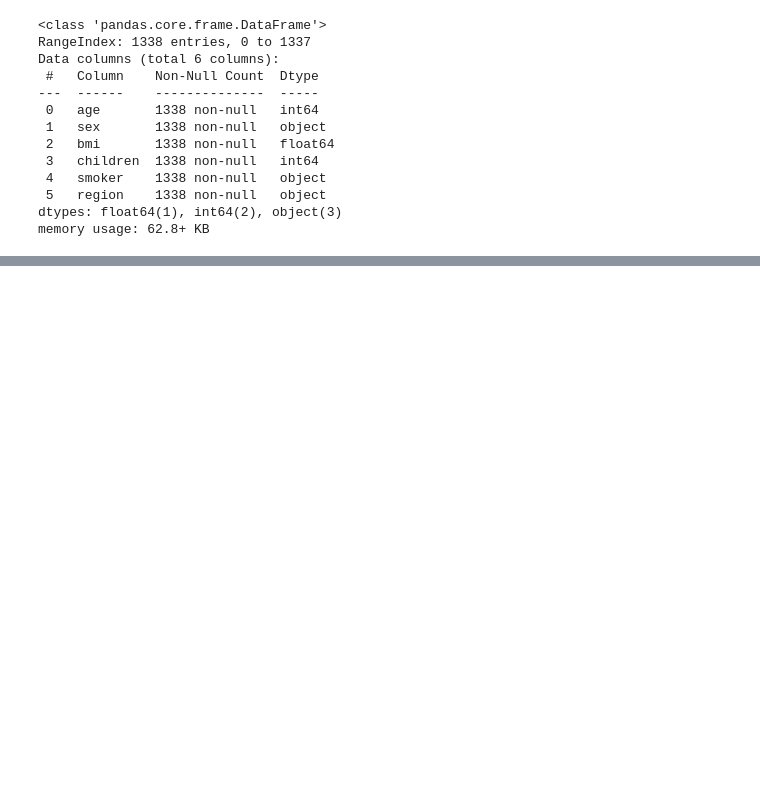
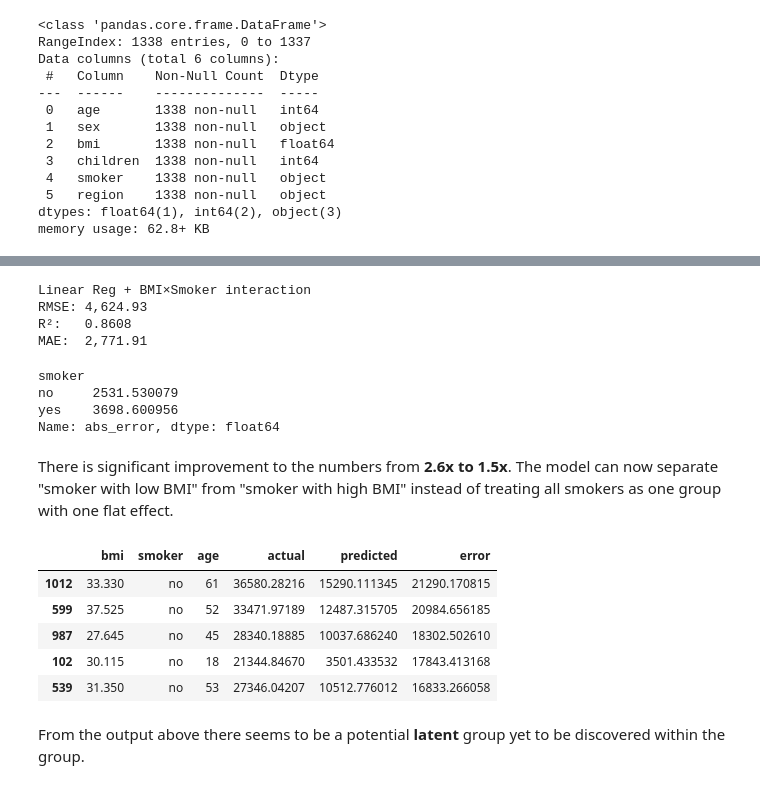
Before and after one commit to MarwaBrian/insurance_charges_prediction, a Jupyter notebook: underwriting.ipynb, the cells around one changed output, grey strips where cells are left out. Drawn from its saved outputs; the diff is of its cells as text; code cells hidden in the pictures; blank space fills up the shorter version.

Commit message:
Linear regression done with feature engineering

```diff
--- a/underwriting.ipynb
+++ b/underwriting.ipynb
@@ -335,0 +452,54 @@ x_train, x_test, y_train, y_test = train_test_split(X, y, test_size=0.25, strati
+# %%
+#feature engineering: BMI × Smoker interaction
+X_train_fe = X_train.copy()
+X_test_fe = X_test.copy()
+X_train_fe['bmi_smoker'] = X_train_fe['bmi'] * (X_train_fe['smoker'] == 'yes').astype(int)
+X_test_fe['bmi_smoker'] = X_test_fe['bmi'] * (X_test_fe['smoker'] == 'yes').astype(int)
+
+#updated preprocessor ---> no log, now passthrough includes bmi_smoker
+preprocessor_fe = ColumnTransformer(
+    transformers=[
+        ('onehot_cat', OneHotEncoder(drop='first', handle_unknown='ignore'), categorical_cols)
+    ],
+    remainder='passthrough'   #age, bmi, children, bmi_smoker all pass through
+)
+
+pipe_fe = Pipeline(steps=[
+    ('preprocessor', preprocessor_fe),
+    ('regressor', LinearRegression())
+])
+
+pipe_fe.fit(X_train_fe, y_train)
+y_pred_fe = pipe_fe.predict(X_test_fe)
+results.append(evaluate(y_test, y_pred_fe, "Linear Reg + BMI×Smoker interaction"))
+# %% [output]
+Linear Reg + BMI×Smoker interaction
+RMSE: 4,624.93
+R²:   0.8608
+MAE:  2,771.91
+# %%
+#check if smoker-segment error improved
+X_test_fe_copy = X_test_fe.copy()
+X_test_fe_copy['actual'] = y_test.values
+X_test_fe_copy['predicted'] = y_pred_fe
+X_test_fe_copy['abs_error'] = np.abs(X_test_fe_copy['actual'] - X_test_fe_copy['predicted'])
+print(X_test_fe_copy.groupby('smoker')['abs_error'].mean())
+# %% [output]
+smoker
+no     2531.530079
+yes    3698.600956
+Name: abs_error, dtype: float64
+# %% [markdown]
+There is significant improvement to the numbers from **2.6x to 1.5x**. The model can now separate "smoker with low BMI" from "smoker with high BMI" instead of treating all smokers as one group with one flat effect.
+# %%
+X_test_fe_copy['error'] = X_test_fe_copy['actual'] - X_test_fe_copy['predicted']
+X_test_fe_copy.nlargest(5, 'error')[['bmi', 'smoker', 'age', 'actual', 'predicted', 'error']]
+# %% [output]
+|  | bmi | smoker | age | actual | predicted | error |
+| 1012 | 33.330 | no | 61 | 36580.28216 | 15290.111345 | 21290.170815 |
+| 599 | 37.525 | no | 52 | 33471.97189 | 12487.315705 | 20984.656185 |
+| 987 | 27.645 | no | 45 | 28340.18885 | 10037.686240 | 18302.502610 |
+| 102 | 30.115 | no | 18 | 21344.84670 | 3501.433532 | 17843.413168 |
+| 539 | 31.350 | no | 53 | 27346.04207 | 10512.776012 | 16833.266058 |
+# %% [markdown]
+From the output above there seems to be a potential **latent** group yet to be discovered within the group.
```
Also changed, not shown: parts of 13 cells of this notebook.
